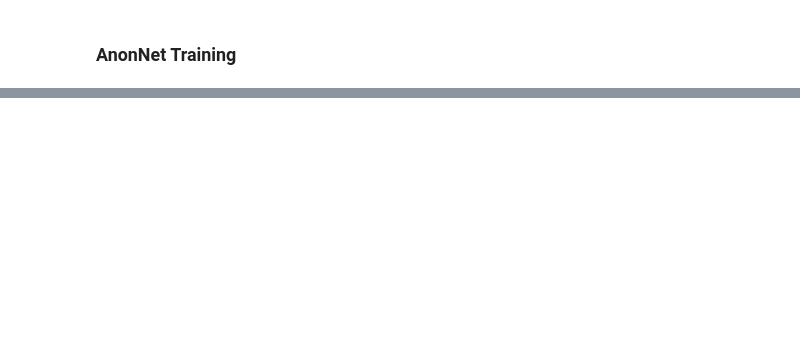
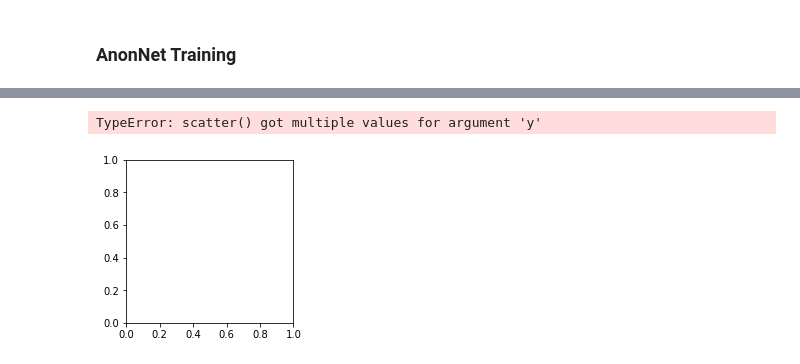
Before and after one commit to SudoSharma/datonymous, a Jupyter notebook: face_blur_sandbox.ipynb, the cells around one changed output, grey strips where cells are left out. Cells and saved outputs as stored; diff of their text form; code cells hidden in the pictures; blank space fills up the shorter version.

```diff
--- a/face_blur_sandbox.ipynb
+++ b/face_blur_sandbox.ipynb
@@ -154,0 +353,3 @@ learn.show_results()
+# %%
+img = learn.data.train_ds[1][0]
+img, points, _ = learn.predict(img)
@@ -154,0 +360,7 @@ learn.show_results()
+# %%
+
+img = ImagePoints(FlowField(img.size, points))
+img.show(y=points)
+# %% [output]
+TypeError: scatter() got multiple values for argument 'y'
+[figure, added]
```
Also changed, not shown: parts of 34 cells of this notebook.
